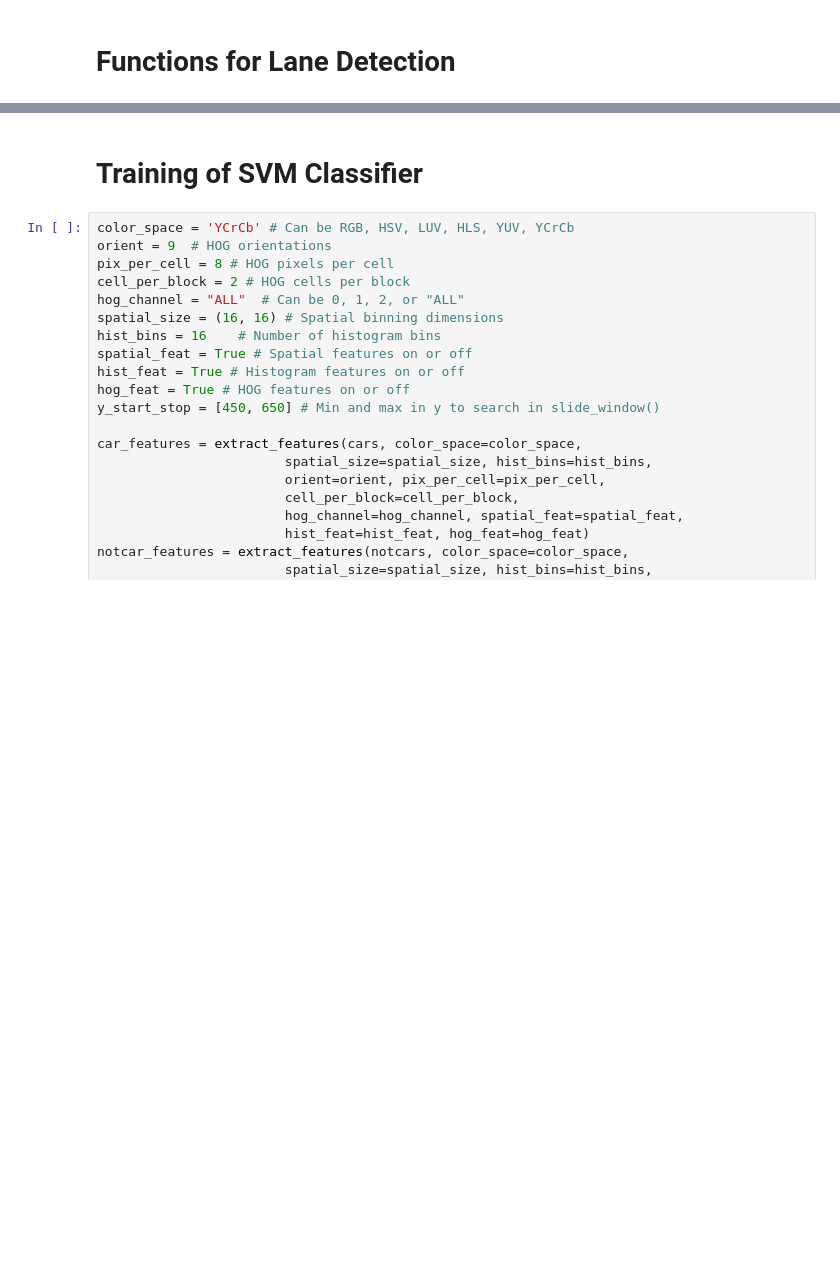
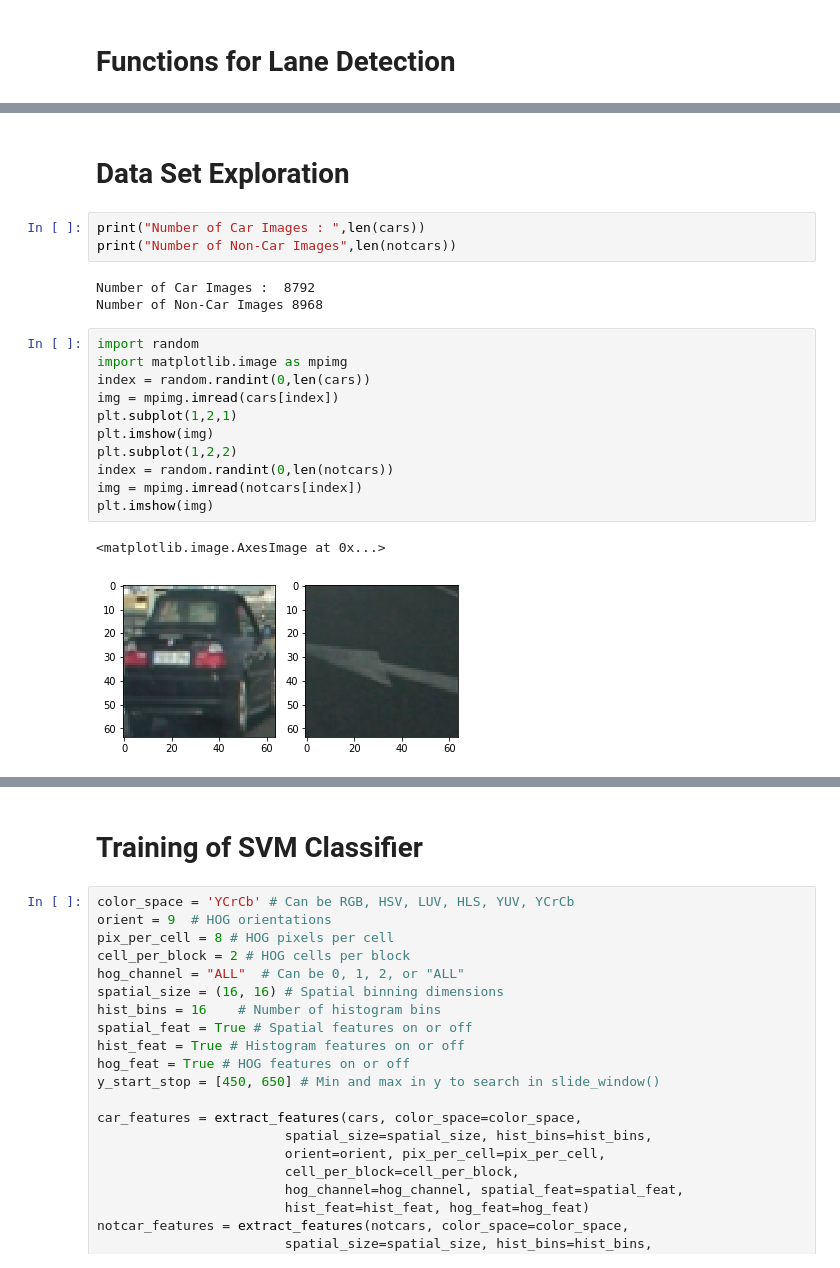
Before and after one commit to girishpai/CarND_VehicleDetection, a Jupyter notebook: Lane_and_Vehicle_Detection.ipynb, the cells around one changed output, grey strips where cells are left out. Saved outputs shown, nothing was run; the diff lists cells and outputs as text; blank space fills up the shorter version.

```diff
--- a/Lane_and_Vehicle_Detection.ipynb
+++ b/Lane_and_Vehicle_Detection.ipynb
@@ -450,3 +455,25 @@ def lane_detect_pipeline(image) :
     font = cv2.FONT_HERSHEY_SIMPLEX
 
     return result
+# %% [markdown]
+# Data Set Exploration
+# %%
+print("Number of Car Images : ",len(cars))
+print("Number of Non-Car Images",len(notcars))
+# %% [output]
+Number of Car Images :  8792
+Number of Non-Car Images 8968
+# %%
+import random
+import matplotlib.image as mpimg
+index = random.randint(0,len(cars))
+img = mpimg.imread(cars[index])
+plt.subplot(1,2,1)
+plt.imshow(img)
+plt.subplot(1,2,2)
+index = random.randint(0,len(notcars))
+img = mpimg.imread(notcars[index])
+plt.imshow(img)
+# %% [output]
+<matplotlib.image.AxesImage at 0x...>
+[figure, added]
```
Also changed, not shown: parts of 19 cells of this notebook, 1 other file.
